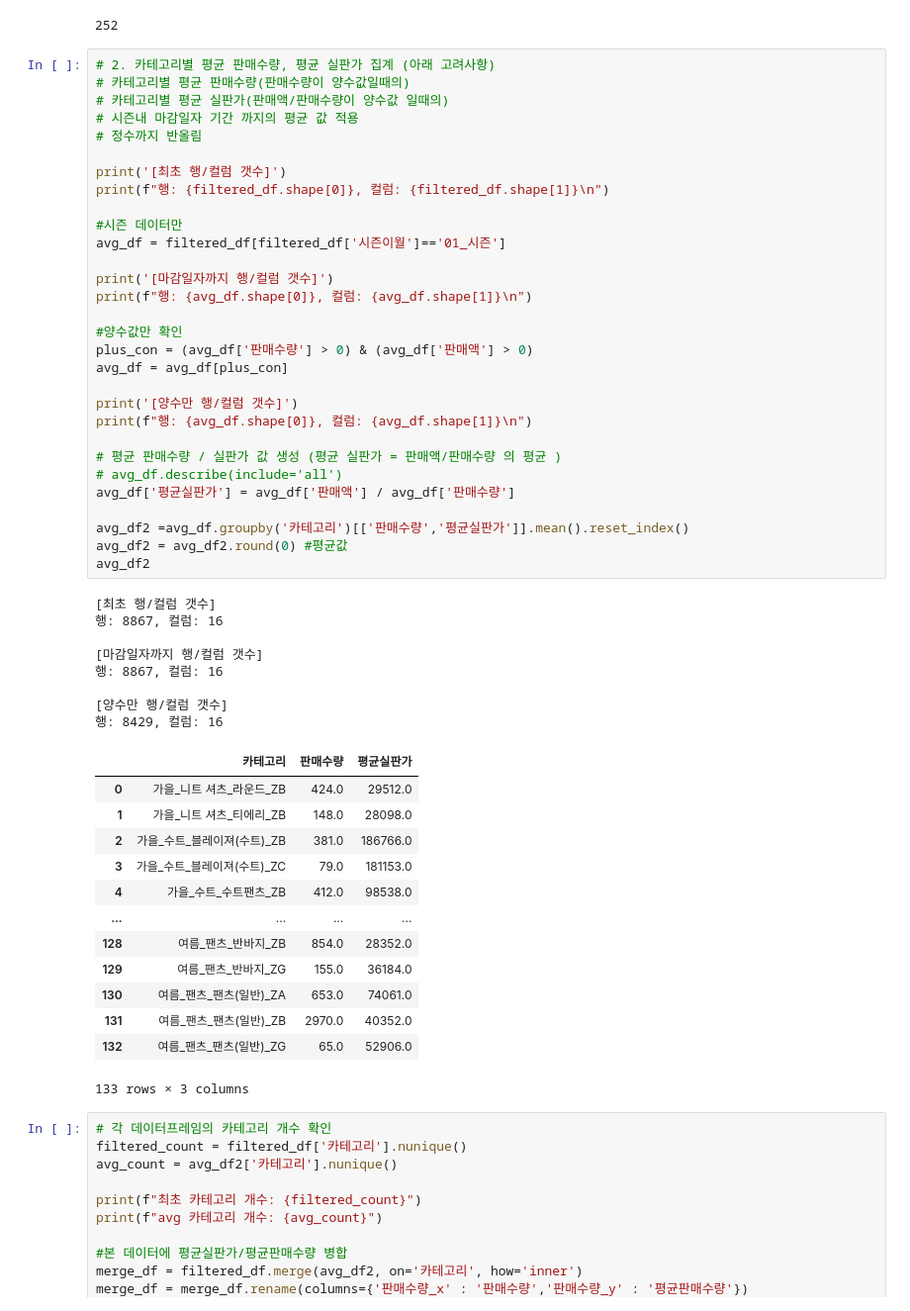
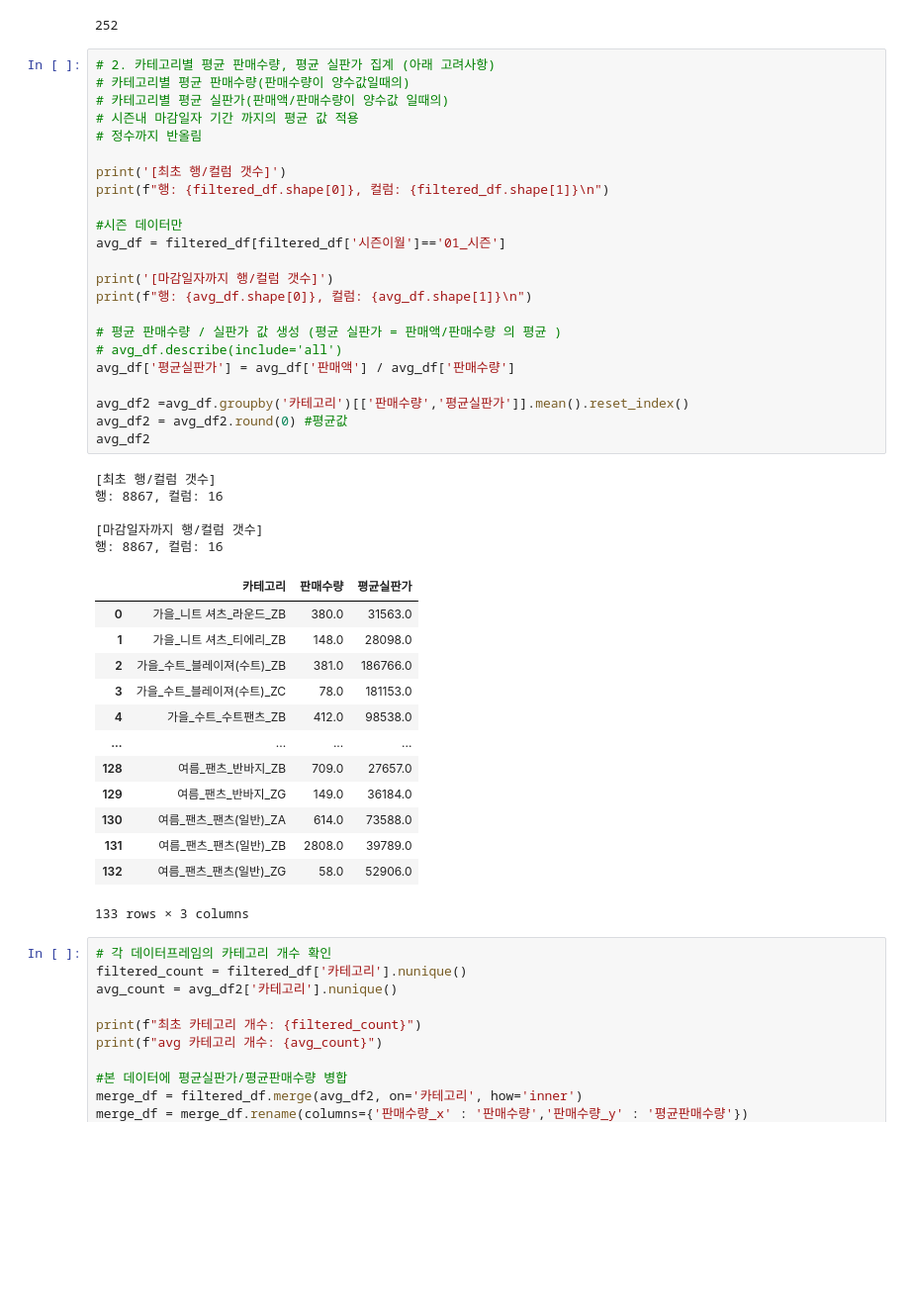
Before and after one commit to cookieeyoung/sparta_final_project, a Jupyter notebook: data_processed/최종전처리_0311(모델) .ipynb, the cells around one changed output. Shown: that part at 99% size. Cells and saved outputs as stored; diff of their text form; blank space fills up the shorter version.

```diff
--- a/data_processed/최종전처리_0311(모델) .ipynb
+++ b/data_processed/최종전처리_0311(모델) .ipynb
@@ -238,54 +224,44 @@ df['카테고리'].nunique()
 # %%
 # 2. 카테고리별 평균 판매수량, 평균 실판가 집계 (아래 고려사항)
 # 카테고리별 평균 판매수량(판매수량이 양수값일때의)
 # 카테고리별 평균 실판가(판매액/판매수량이 양수값 일때의)
 # 시즌내 마감일자 기간 까지의 평균 값 적용
 # 정수까지 반올림
 
 print('[최초 행/컬럼 갯수]')
 print(f"행: {filtered_df.shape[0]}, 컬럼: {filtered_df.shape[1]}\n")
 
 #시즌 데이터만
 avg_df = filtered_df[filtered_df['시즌이월']=='01_시즌']
 
 print('[마감일자까지 행/컬럼 갯수]')
 print(f"행: {avg_df.shape[0]}, 컬럼: {avg_df.shape[1]}\n")
 
-#양수값만 확인
-plus_con = (avg_df['판매수량'] > 0) & (avg_df['판매액'] > 0)
-avg_df = avg_df[plus_con]
-
-print('[양수만 행/컬럼 갯수]')
-print(f"행: {avg_df.shape[0]}, 컬럼: {avg_df.shape[1]}\n")
-
 # 평균 판매수량 / 실판가 값 생성 (평균 실판가 = 판매액/판매수량 의 평균 )
 # avg_df.describe(include='all')
 avg_df['평균실판가'] = avg_df['판매액'] / avg_df['판매수량']
 
 avg_df2 =avg_df.groupby('카테고리')[['판매수량','평균실판가']].mean().reset_index()
 avg_df2 = avg_df2.round(0) #평균값
 avg_df2
 # %% [output]
 [최초 행/컬럼 갯수]
 행: 8867, 컬럼: 16
 
 [마감일자까지 행/컬럼 갯수]
 행: 8867, 컬럼: 16
-
-[양수만 행/컬럼 갯수]
-행: 8429, 컬럼: 16
 |  | 카테고리 | 판매수량 | 평균실판가 |
-| 0 | 가을_니트 셔츠_라운드_ZB | 424.0 | 29512.0 |
+| 0 | 가을_니트 셔츠_라운드_ZB | 380.0 | 31563.0 |
 | 1 | 가을_니트 셔츠_티에리_ZB | 148.0 | 28098.0 |
 | 2 | 가을_수트_블레이져(수트)_ZB | 381.0 | 186766.0 |
-| 3 | 가을_수트_블레이져(수트)_ZC | 79.0 | 181153.0 |
+| 3 | 가을_수트_블레이져(수트)_ZC | 78.0 | 181153.0 |
 | 4 | 가을_수트_수트팬츠_ZB | 412.0 | 98538.0 |
 | ... | ... | ... | ... |
-| 128 | 여름_팬츠_반바지_ZB | 854.0 | 28352.0 |
-| 129 | 여름_팬츠_반바지_ZG | 155.0 | 36184.0 |
-| 130 | 여름_팬츠_팬츠(일반)_ZA | 653.0 | 74061.0 |
-| 131 | 여름_팬츠_팬츠(일반)_ZB | 2970.0 | 40352.0 |
-| 132 | 여름_팬츠_팬츠(일반)_ZG | 65.0 | 52906.0 |
+| 128 | 여름_팬츠_반바지_ZB | 709.0 | 27657.0 |
+| 129 | 여름_팬츠_반바지_ZG | 149.0 | 36184.0 |
+| 130 | 여름_팬츠_팬츠(일반)_ZA | 614.0 | 73588.0 |
+| 131 | 여름_팬츠_팬츠(일반)_ZB | 2808.0 | 39789.0 |
+| 132 | 여름_팬츠_팬츠(일반)_ZG | 58.0 | 52906.0 |
 133 rows × 3 columns
 # %%
 # 각 데이터프레임의 카테고리 개수 확인
```
Also changed, not shown: parts of 9 cells of this notebook.
